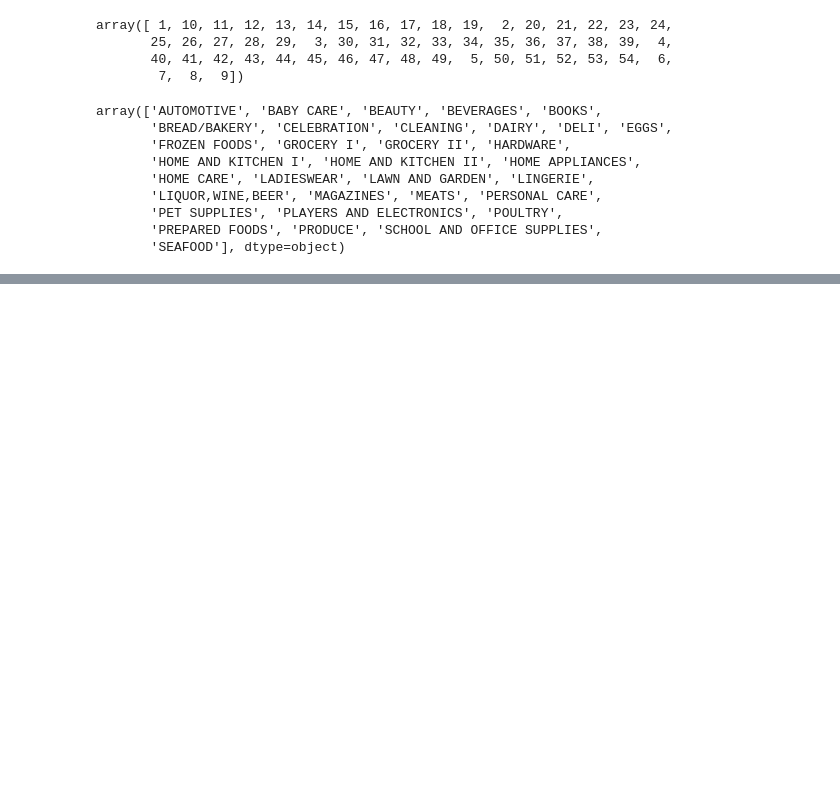
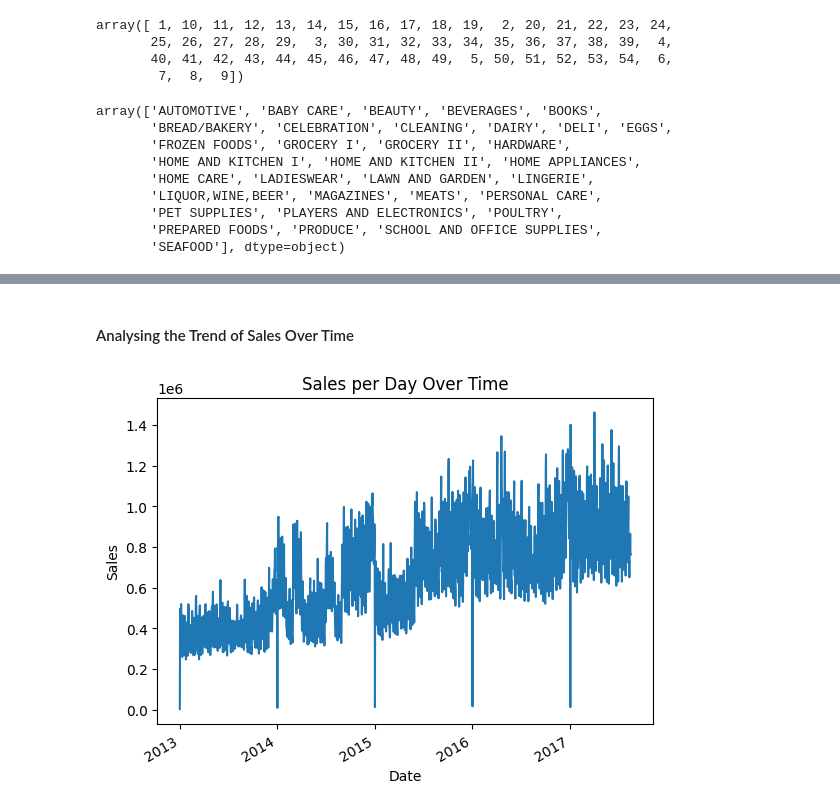
Before and after one commit to Victor-Osei/Time_Series_Analysis, a Jupyter notebook: tsa.ipynb, the cells around one changed output, grey strips where cells are left out. Saved outputs shown, nothing was run; the diff lists cells and outputs as text; code cells hidden in the pictures; blank space fills up the shorter version.

```diff
--- a/tsa.ipynb
+++ b/tsa.ipynb
@@ -354,0 +696,14 @@ train_data.describe().T
+# %% [markdown]
+#### Analysing the Trend of Sales Over Time
+# %%
+#Group by date and sum sales
+daily_sales = train_data.groupby('date')['sales'].sum()
+
+#Time series plot of daily sales
+daily_sales.plot()
+plt.title('Sales per Day Over Time')
+plt.xlabel('Date')
+plt.ylabel('Sales')
+plt.show()
+# %% [output]
+[figure, added]
```
Also changed, not shown: parts of 48 cells of this notebook, 1 other file.
